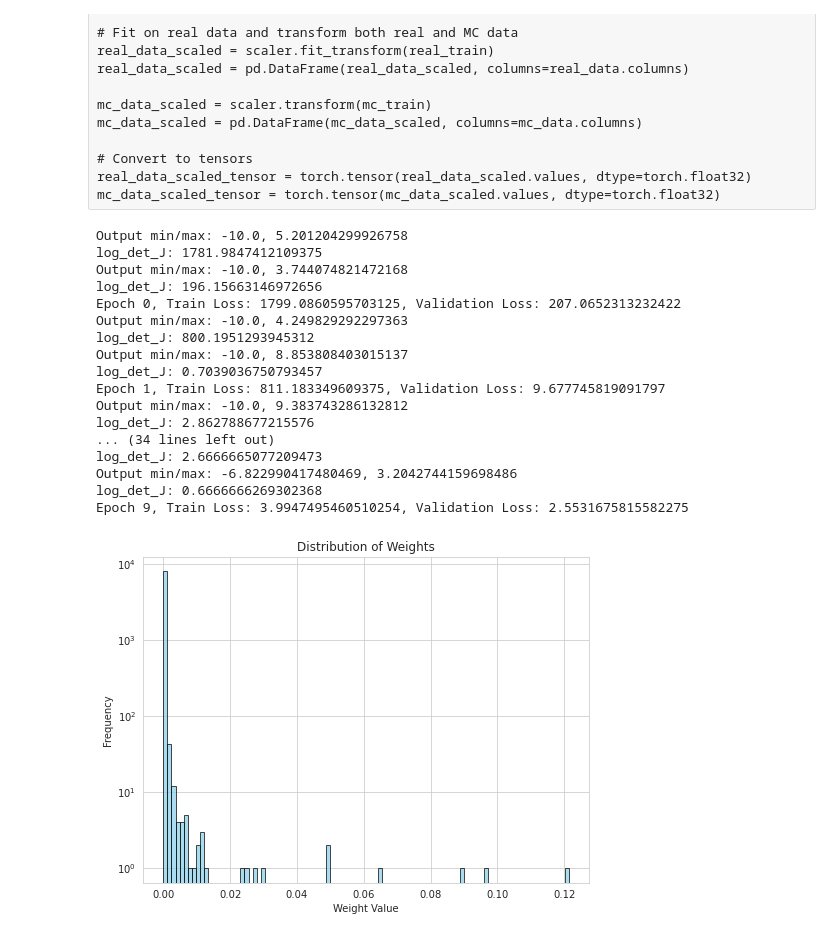
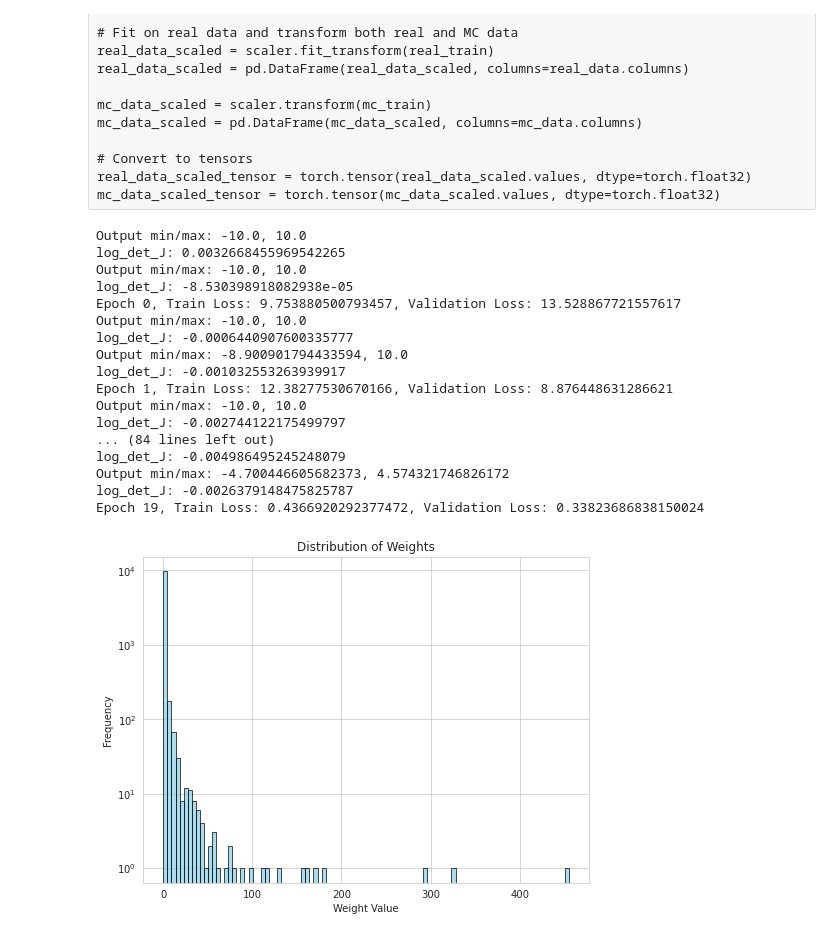
Before and after one commit to phymanshu/exploreML, a Jupyter notebook: realNVPReweight.ipynb, the cells around one changed output. Saved outputs shown, nothing was run; the diff lists cells and outputs as text; code cells hidden in the pictures.

Commit message:
Update realNVPrewieght

```diff
--- a/realNVPReweight.ipynb
+++ b/realNVPReweight.ipynb
@@ -17,7 +17,7 @@ N_mc = 10000    # MC dataset size
 
 # Generate "real" event data (from a slightly different true distribution)
 real_pT = np.random.normal(loc=50, scale=10, size=N_real)  # Centered at 50 GeV
-real_y = np.random.normal(loc=0, scale=1, size=N_real)      # Centered at 0
+real_y = np.random.normal(loc=0.2, scale=1, size=N_real)      # Centered at 0
 real_m = np.random.normal(loc=200, scale=20, size=N_real)   # Mass around 200 GeV
 
 # Generate "MC" event data (with slight systematic shift)
@@ -250,7 +273,7 @@ class AffineCouplingLayer(nn.Module):
     def forward(self, x):
         x1, x2 = x.chunk(2, dim=1)  # Splitting input
         s = self.s(x2)
-        s = torch.clamp(s, min=-10, max=10)  # Prevent large exponentiation
+        s = torch.clamp(s, min=-50, max=50)  # Prevent large exponentiation
         t = self.t(x2)
         y1 = x1 * torch.exp(s) + t
         y = torch.cat([y1, x2], dim=1)
@@ -266,8 +289,9 @@ def init_weights(m):
 
 
 # Define RealNVP model
-model = RealNVP(dim=real_data_scaled_tensor.shape[1])
-optimizer = optim.Adam(model.parameters(), lr=1e-3)
+model = RealNVP(dim=real_train_tensor.shape[1])
+# optimizer = optim.Adam(model.parameters(), lr=1e-4, weight_decay=1e-5)
+optimizer = torch.optim.Adam(model.parameters(), lr=1e-3)
 
 model.apply(init_weights)
 
@@ -294,12 +318,14 @@ def compute_loss(model, x, log_det_J):
     l2_norm = sum(torch.sum(param ** 2) for param in model.parameters())
 
     # Clamp log_det_J to avoid negative infinity issues
-    #log_det_J = torch.clamp(log_det_J, min=1e-3)
-    log_det_J = torch.clamp(log_det_J, min=1e-3) / x.shape[1]
+    log_det_J = torch.clamp(log_det_J, min=-1e3, max=1e3)/1e6
+    #log_det_J = log_det_J/1000.
+    # log_det_J = torch.clamp(log_det_J, min=1e-3) / x.shape[1]
     print(f"log_det_J: {torch.sum(log_det_J)}")
 
     # Total loss
     total_loss = base_loss + torch.sum(log_det_J) + l1_lambda * l1_norm + l2_lambda * l2_norm
+    #print(' base loss: ',base_loss,' torch.sum(log_det_J) ',torch.sum(log_det_J),' l1_norm ', l1_norm, ' l2_norm ',l2_norm)
     return total_loss
 
 
@@ -318,10 +344,10 @@ for epoch in range(num_epochs):
     optimizer.zero_grad()
 
     # Forward pass on the training data
-    output, log_det_J = model(real_data_scaled_tensor)
+    output, log_det_J = model(real_train_tensor)
 
     # Compute the loss on the training data
-    train_loss = compute_loss(model, real_data_scaled_tensor, log_det_J)
+    train_loss = compute_loss(model, real_train_tensor, log_det_J)
 
     # Backpropagation and optimization for the training data
     train_loss.backward()
@@ -337,58 +363,63 @@ for epoch in range(num_epochs):
     # Print losses for both train and validation
     print(f'Epoch {epoch}, Train Loss: {train_loss.item()}, Validation Loss: {val_loss.item()}')
 # %% [output]
-Output min/max: -10.0, 5.201204299926758
-log_det_J: 1781.9847412109375
-Output min/max: -10.0, 3.744074821472168
-log_det_J: 196.15663146972656
-Epoch 0, Train Loss: 1799.0860595703125, Validation Loss: 207.0652313232422
-Output min/max: -10.0, 4.249829292297363
-log_det_J: 800.1951293945312
-Output min/max: -10.0, 8.853808403015137
-log_det_J: 0.7039036750793457
-Epoch 1, Train Loss: 811.183349609375, Validation Loss: 9.677745819091797
-Output min/max: -10.0, 9.383743286132812
-log_det_J: 2.862788677215576
-... (34 lines left out)
-log_det_J: 2.6666665077209473
-Output min/max: -6.822990417480469, 3.2042744159698486
-log_det_J: 0.6666666269302368
-Epoch 9, Train Loss: 3.9947495460510254, Validation Loss: 2.5531675815582275
+Output min/max: -10.0, 10.0
+log_det_J: 0.0032668455969542265
+Output min/max: -10.0, 10.0
+log_det_J: -8.530398918082938e-05
+Epoch 0, Train Loss: 9.753880500793457, Validation Loss: 13.528867721557617
+Output min/max: -10.0, 10.0
+log_det_J: -0.0006440907600335777
+Output min/max: -8.900901794433594, 10.0
+log_det_J: -0.001032553263939917
+Epoch 1, Train Loss: 12.38277530670166, Validation Loss: 8.876448631286621
+Output min/max: -10.0, 10.0
+log_det_J: -0.002744122175499797
+... (84 lines left out)
+log_det_J: -0.004986495245248079
+Output min/max: -4.700446605682373, 4.574321746826172
+log_det_J: -0.0026379148475825787
+Epoch 19, Train Loss: 0.4366920292377472, Validation Loss: 0.33823686838150024
 # %%
 # Evaluate log-likelihoods for MC data
 model.eval()
 with torch.no_grad():
     mc_transformed, mc_log_det_J = model(mc_data_scaled_tensor)
     real_transformed, real_log_det_J = model(real_data_scaled_tensor)
 
     # Compute log-likelihoods (log of the transformed densities)
     log_likelihood_mc = -mc_log_det_J
     log_likelihood_real = -real_log_det_J
 
 
 # Compute weights as the ratio of log-likelihoods
-weights = torch.exp(log_likelihood_real - log_likelihood_mc)
+# weights = torch.exp(log_likelihood_real - log_likelihood_mc)
+log_likelihood_diff = torch.clamp(log_likelihood_real - log_likelihood_mc, min=-10, max=10)
+weights = torch.exp(log_likelihood_diff)
+
 
 # Normalize the weights (optional but recommended)
-weights /= weights.sum()
+# weights /= weights.sum()
+weights /= weights.mean()
+
 
 # Convert weights to numpy for further analysis or use in model training
 weights = weights.numpy()
 
 # Reweight MC data based on computed weights
 # This can be done by either resampling or using weighted loss functions
 reweighted_mc_data = mc_data_scaled.multiply(weights, axis=0)
 
 # Plot the weights as a histogram
 plt.figure(figsize=(8, 6))
 plt.hist(weights, bins=100, color='skyblue', edgecolor='black', alpha=0.7,log=1)
 plt.title('Distribution of Weights')
 plt.xlabel('Weight Value')
 plt.ylabel('Frequency')
 plt.grid(True)
 plt.show()
 # %% [output]
-[figure, old version]
+[figure, new version]
 # %%
 # Assuming real_data, mc_data, and mc_rew are Pandas DataFrames
 # For the sake of example, plot the feature `pT` from each dataset
```
Also changed, not shown: parts of 9 cells of this notebook, 2 other files.
